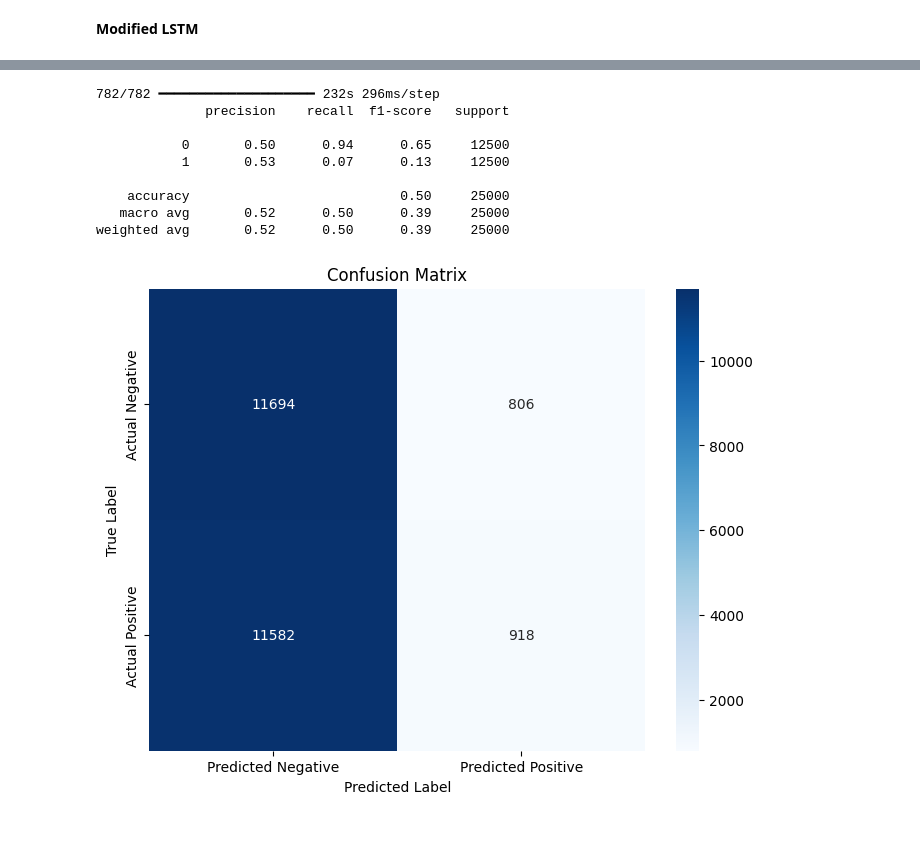
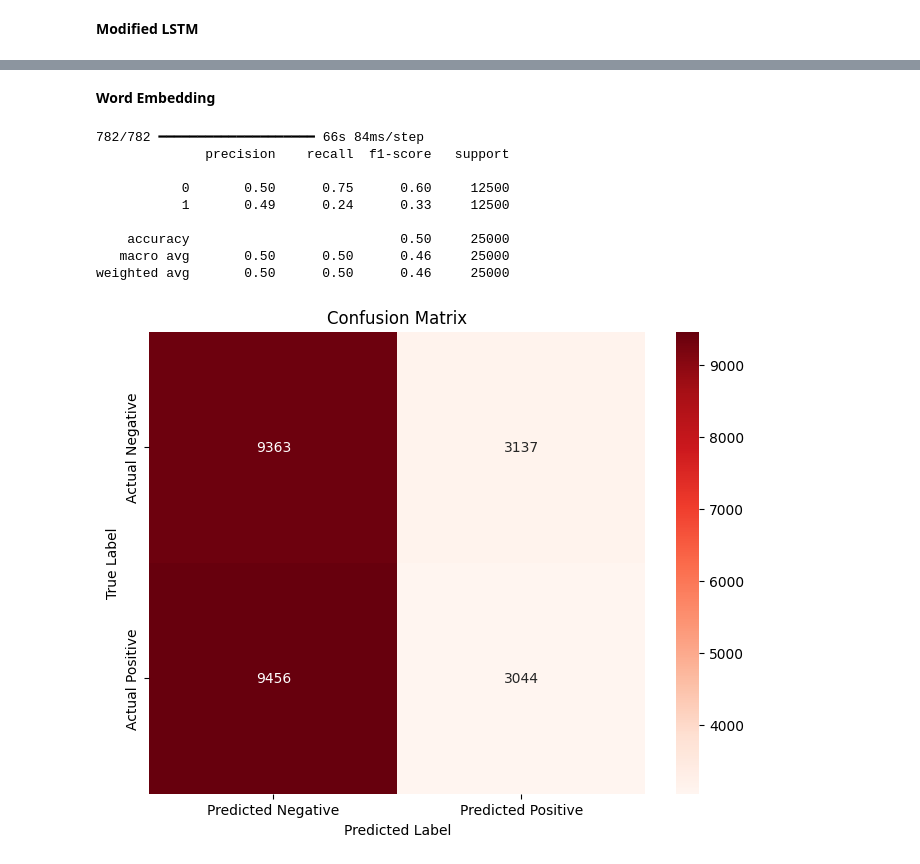
Before and after one commit to Siji-Jaimal/Siji-Jaimal, a Jupyter notebook: IMDb_SA.ipynb, the cells around one changed output, grey strips where cells are left out. Saved outputs shown, nothing was run; the diff lists cells and outputs as text; code cells hidden in the pictures; blank space fills up the shorter version.

```diff
--- a/IMDb_SA.ipynb
+++ b/IMDb_SA.ipynb
@@ -915,3 +956,5 @@ weighted avg       0.25      0.50      0.33        20
+# %% [markdown]
+**Word Embedding**
 # %%
 # Import necessary libraries
 import numpy as np
@@ -924,45 +967,47 @@ from keras.models import Sequential
 from keras.layers import Dense, Embedding, LSTM
 from sklearn.metrics import classification_report, confusion_matrix
 
-# Load the IMDb dataset
-max_features = 20000  # Number of words to consider as features
-maxlen = 500  # Maximum review length
+# Load the IMDb dataset with the correct num_words to match the vocabulary size used during training
+max_features = 10000  # Adjust this to the actual vocabulary size used during training
+maxlen = 500
 (X_train, y_train), (X_test, y_test) = imdb.load_data(num_words=max_features)
 
-# Pad sequences to ensure uniform input size
+# Pad sequences
 X_train = pad_sequences(X_train, maxlen=maxlen, padding='post', truncating='post')
 X_test = pad_sequences(X_test, maxlen=maxlen, padding='post', truncating='post')
 
+# ... rest of your model definition and training code ...
 
+# Make predictions (use the correct model variable name)
+y_pred_prob = model_v2.predict(X_test)  # Assuming 'model_v2' is your trained model
+y_pred = (y_pred_prob > 0.5).astype("int32")
 
-# Make predictions
-y_pred_prob = model.predict(X_test)  # Get predicted probabilities
-y_pred = (y_pred_prob > 0.5).astype("int32")  # Convert probabilities to binary class labels
+# ... rest of your evaluation code ...
 
 # Print classification report
 print(classification_report(y_test, y_pred))
 
 # Create confusion matrix
 conf_matrix = confusion_matrix(y_test, y_pred)
 
 # Visualize confusion matrix
 plt.figure(figsize=(8, 6))
 sns.heatmap(conf_matrix, annot=True, fmt='.0f',
             xticklabels=['Predicted Negative', 'Predicted Positive'],
             yticklabels=['Actual Negative', 'Actual Positive'],
-            cmap='Blues')
+            cmap='Reds')
 plt.title('Confusion Matrix')
 plt.ylabel('True Label')
 plt.xlabel('Predicted Label')
 plt.show()
 # %% [output]
-782/782 ━━━━━━━━━━━━━━━━━━━━ 232s 296ms/step
+782/782 ━━━━━━━━━━━━━━━━━━━━ 66s 84ms/step
               precision    recall  f1-score   support
 
-           0       0.50      0.94      0.65     12500
-           1       0.53      0.07      0.13     12500
+           0       0.50      0.75      0.60     12500
+           1       0.49      0.24      0.33     12500
 
     accuracy                           0.50     25000
-   macro avg       0.52      0.50      0.39     25000
-weighted avg       0.52      0.50      0.39     25000
+   macro avg       0.50      0.50      0.46     25000
+weighted avg       0.50      0.50      0.46     25000
-[figure, old version]
+[figure, new version]
```
Also changed, not shown: parts of 55 cells of this notebook.
